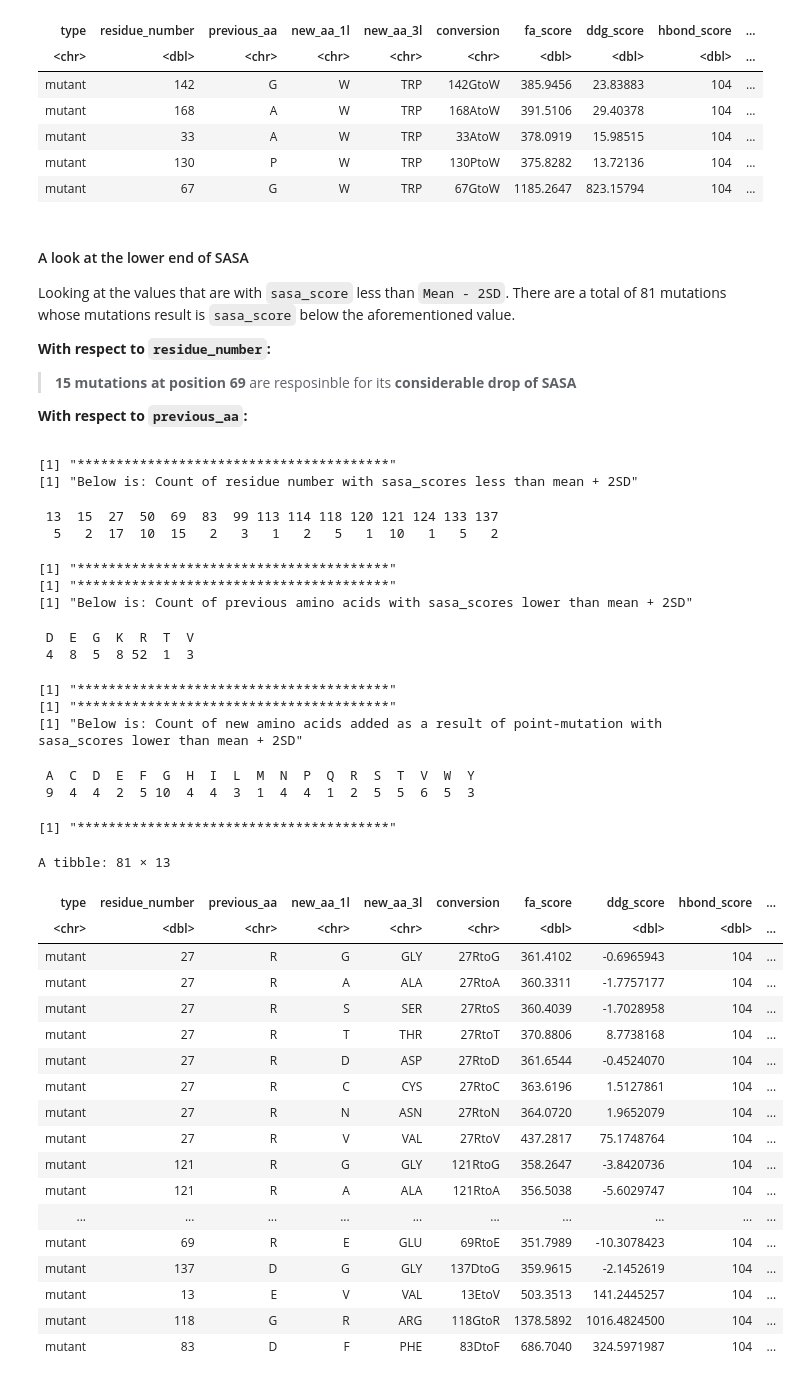
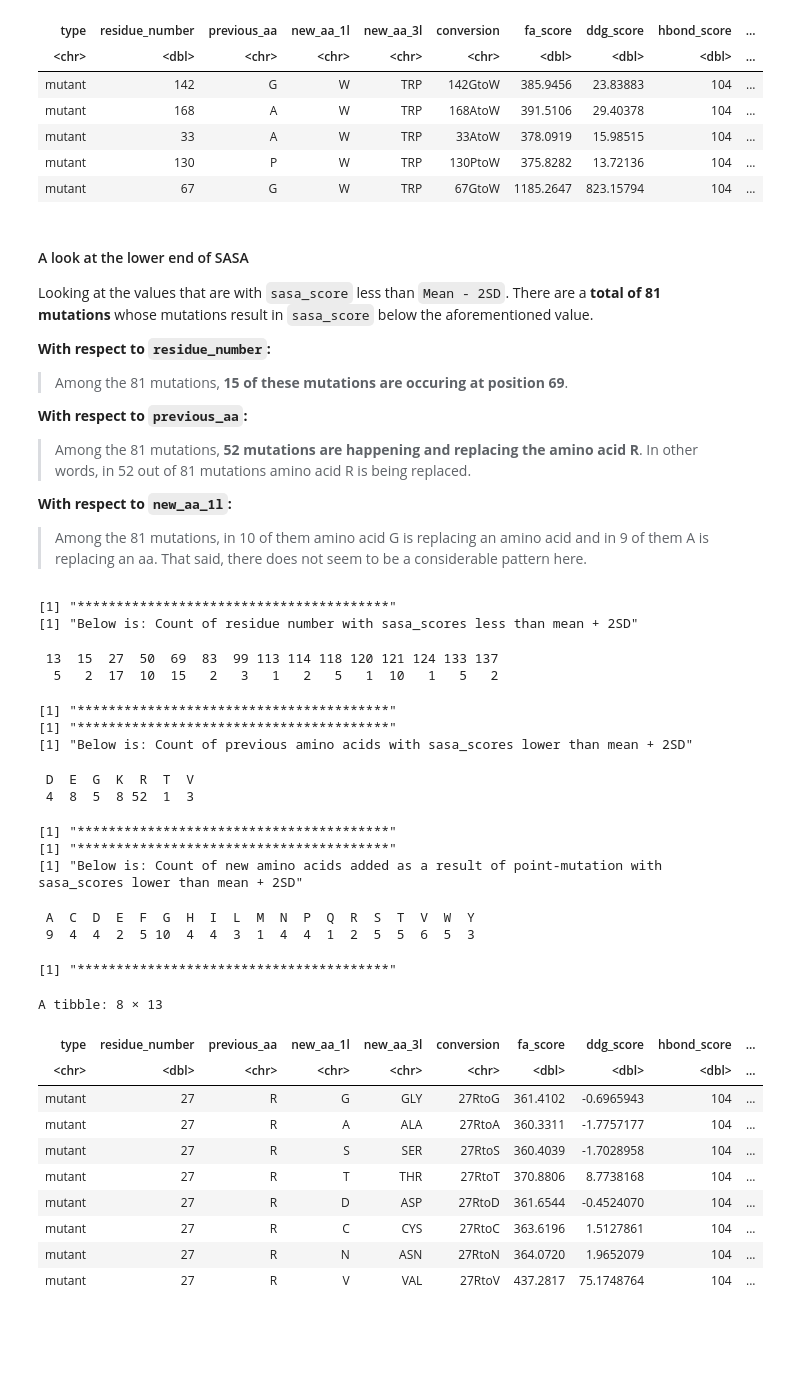
Before and after one commit to redradman/OneAAatATime, a Jupyter notebook: intein_analysis.ipynb, the cells around one changed output. Drawn from its saved outputs; the diff is of its cells as text; code cells hidden in the pictures; blank space fills up the shorter version.

Commit message:
complete the general sasa analysis for single intein

```diff
--- a/intein_analysis.ipynb
+++ b/intein_analysis.ipynb
@@ -240,14 +240,17 @@ A tibble: 5 × 13
 | mutant | 67 | G | W | TRP | 67GtoW | 1185.2647 | 823.15794 | 104 | ... |
 # %% [markdown]
 #### A look at the lower end of SASA
-Looking at the values that are with `sasa_score` less than `Mean - 2SD`. There are a total of 81 mutations whose mutations result is `sasa_score` below the aforementioned value.
+Looking at the values that are with `sasa_score` less than `Mean - 2SD`. There are a **total of 81 mutations** whose mutations result in `sasa_score` below the aforementioned value.
 
 
 **With respect to `residue_number`:**
-> **15 mutations at position 69** are resposinble for its **considerable drop of SASA**
+> Among the 81 mutations, **15 of these mutations are occuring at position 69**.
 
 **With respect to `previous_aa`:**
->
+> Among the 81 mutations, **52 mutations are happening and replacing the amino acid R**. In other words, in 52 out of 81 mutations amino acid R is being replaced.
+
+**With respect to `new_aa_1l`:**
+> Among the 81 mutations, in 10 of them amino acid G is replacing an amino acid and in 9 of them A is replacing an aa. That said, there does not seem to be a considerable pattern here.
 # %%
 low_end_sasa <- intein_short |> filter(sasa_score < (sasa_mean - 2 * sasa_sd)) |> arrange(sasa_score)
 print("****************************************")
@@ -264,40 +267,32 @@ print("****************************************")
 print("Below is: Count of new amino acids added as a result of point-mutation with sasa_scores lower than mean + 2SD")
 table(low_end_sasa$new_aa_1l)
 print("****************************************")
 
-low_end_sasa
+low_end_sasa |> head(n = 8)
 # %% [output]
 [1] "****************************************"
 [1] "Below is: Count of residue number with sasa_scores less than mean + 2SD"
  13  15  27  50  69  83  99 113 114 118 120 121 124 133 137
   5   2  17  10  15   2   3   1   2   5   1  10   1   5   2
 [1] "****************************************"
 [1] "****************************************"
 [1] "Below is: Count of previous amino acids with sasa_scores lower than mean + 2SD"
  D  E  G  K  R  T  V
  4  8  5  8 52  1  3
 [1] "****************************************"
 [1] "****************************************"
 [1] "Below is: Count of new amino acids added as a result of point-mutation with sasa_scores lower than mean + 2SD"
  A  C  D  E  F  G  H  I  L  M  N  P  Q  R  S  T  V  W  Y
  9  4  4  2  5 10  4  4  3  1  4  4  1  2  5  5  6  5  3
 [1] "****************************************"
-A tibble: 81 × 13
+A tibble: 8 × 13
 | type | residue_number | previous_aa | new_aa_1l | new_aa_3l | conversion | fa_score | ddg_score | hbond_score | ... |
 | <chr> | <dbl> | <chr> | <chr> | <chr> | <chr> | <dbl> | <dbl> | <dbl> | ... |
 | mutant | 27 | R | G | GLY | 27RtoG | 361.4102 | -0.6965943 | 104 | ... |
 | mutant | 27 | R | A | ALA | 27RtoA | 360.3311 | -1.7757177 | 104 | ... |
 | mutant | 27 | R | S | SER | 27RtoS | 360.4039 | -1.7028958 | 104 | ... |
 | mutant | 27 | R | T | THR | 27RtoT | 370.8806 | 8.7738168 | 104 | ... |
 | mutant | 27 | R | D | ASP | 27RtoD | 361.6544 | -0.4524070 | 104 | ... |
 | mutant | 27 | R | C | CYS | 27RtoC | 363.6196 | 1.5127861 | 104 | ... |
 | mutant | 27 | R | N | ASN | 27RtoN | 364.0720 | 1.9652079 | 104 | ... |
 | mutant | 27 | R | V | VAL | 27RtoV | 437.2817 | 75.1748764 | 104 | ... |
-| mutant | 121 | R | G | GLY | 121RtoG | 358.2647 | -3.8420736 | 104 | ... |
-| mutant | 121 | R | A | ALA | 121RtoA | 356.5038 | -5.6029747 | 104 | ... |
-| ... | ... | ... | ... | ... | ... | ... | ... | ... | ... |
-| mutant | 69 | R | E | GLU | 69RtoE | 351.7989 | -10.3078423 | 104 | ... |
-| mutant | 137 | D | G | GLY | 137DtoG | 359.9615 | -2.1452619 | 104 | ... |
-| mutant | 13 | E | V | VAL | 13EtoV | 503.3513 | 141.2445257 | 104 | ... |
-| mutant | 118 | G | R | ARG | 118GtoR | 1378.5892 | 1016.4824500 | 104 | ... |
-| mutant | 83 | D | F | PHE | 83DtoF | 686.7040 | 324.5971987 | 104 | ... |
```
